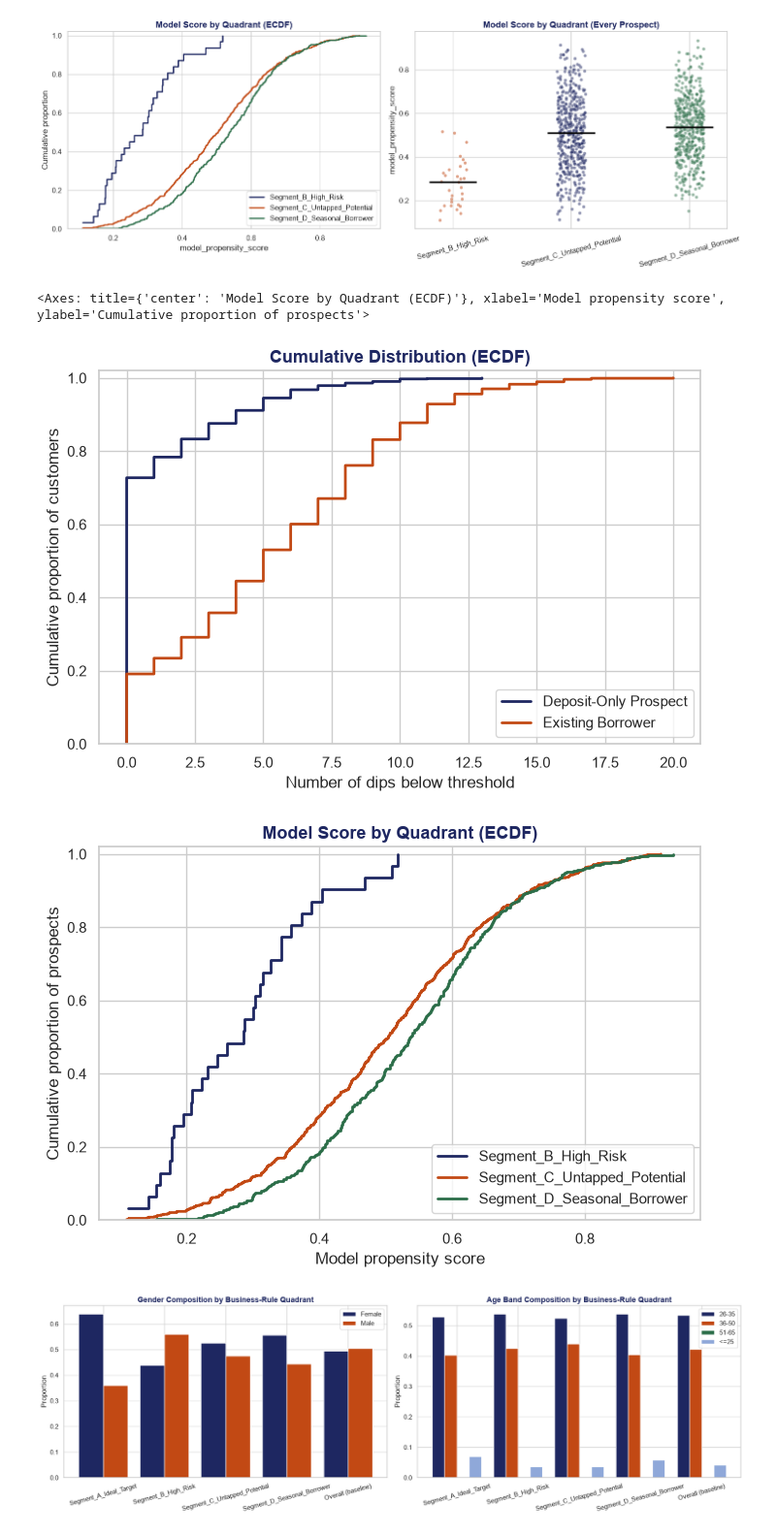
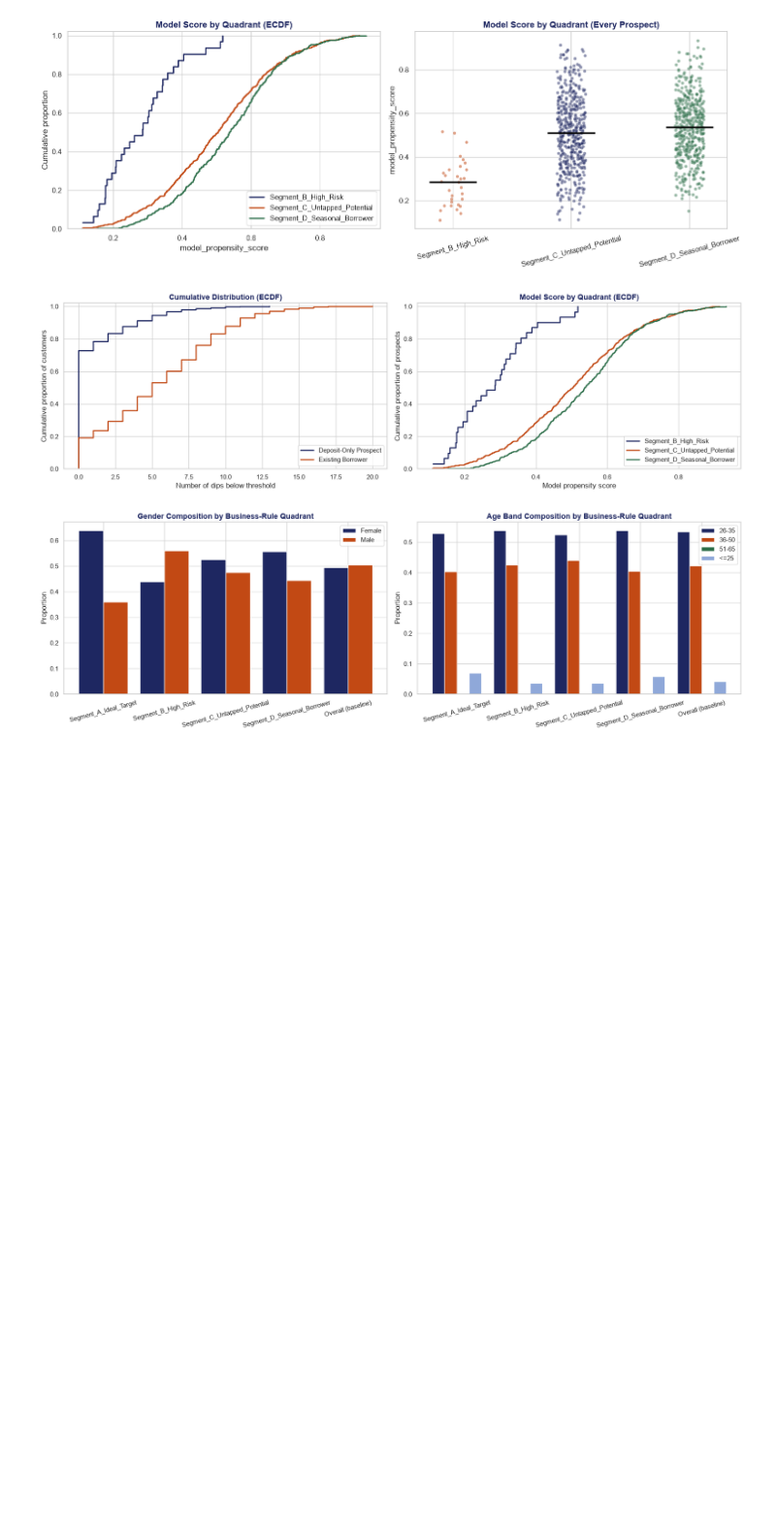
Before and after one commit to Chuene100/Loan-Propensity-Model, a Jupyter notebook: notebooks/loan_propensity_case_study.ipynb, the cells around one changed output. Shown at 97% size. Cells and saved outputs as stored; diff of their text form; code cells hidden in the pictures; blank space fills up the shorter version.

```diff
--- a/notebooks/loan_propensity_case_study.ipynb
+++ b/notebooks/loan_propensity_case_study.ipynb
@@ -837,24 +817,25 @@ plt.show()
 # %% [output]
 [figure]
 # %%
+fig, axes = plt.subplots(1, 2, figsize=(17, 5))
 # dips chart
 viz.plot_ecdf_by_segment(
     customer_features, "KPI_low_balance_frequency", "customer_segment",
     ["Deposit-Only Prospect", "Existing Borrower"], "Cumulative Distribution (ECDF)",
-    xlabel="Number of dips below threshold", ylabel="Cumulative proportion of customers",
+    xlabel="Number of dips below threshold", ylabel="Cumulative proportion of customers",  ax=axes[0]
 )
 
 # quadrant score chart -- this is the one that was actually mislabeled
 viz.plot_ecdf_by_segment(
     prospect_scores, "model_propensity_score", "KPI_action_quadrant",
     ["Segment_B_High_Risk", "Segment_C_Untapped_Potential", "Segment_D_Seasonal_Borrower"],
     "Model Score by Quadrant (ECDF)",
-    xlabel="Model propensity score", ylabel="Cumulative proportion of prospects",
+    xlabel="Model propensity score", ylabel="Cumulative proportion of prospects",  ax=axes[1]
 )
+fig.tight_layout()
+plt.show()
 # %% [output]
-<Axes: title={'center': 'Model Score by Quadrant (ECDF)'}, xlabel='Model propensity score', ylabel='Cumulative proportion of prospects'>
-[figure, old version]
+[figure, new version]
-[figure, removed]
 # %%
 age_banded_features = customer_features.withColumn(
     "age_band",
```
Also changed, not shown: parts of 8 cells of this notebook, 6 other files.
